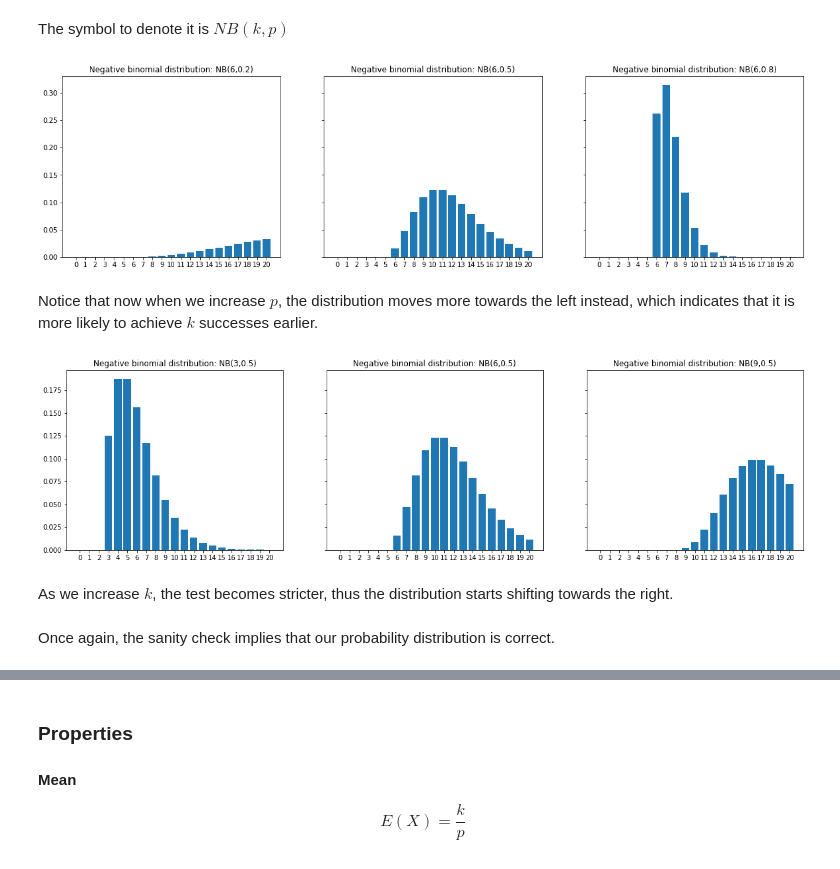
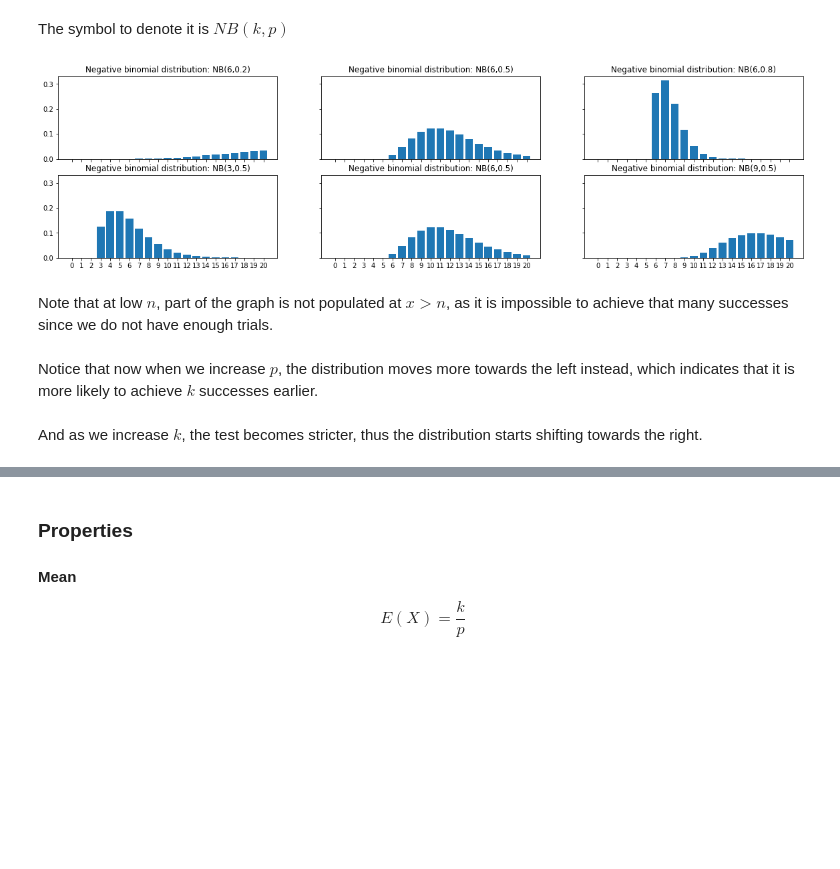
Before and after one commit to 0WN463/wellspring, a Jupyter notebook: statistic/probability_distributions.ipynb, the cells around one changed output, grey strips where cells are left out. Drawn from its saved outputs; the diff is of its cells as text; code cells hidden in the pictures; blank space fills up the shorter version.

```diff
--- a/statistic/probability_distributions.ipynb
+++ b/statistic/probability_distributions.ipynb
@@ -10,13 +10,14 @@ import numpy as np
 np.random.seed(42)
 # %%
 from inspect import signature
+
 
 class Distribution:
     def __init__(self, name, symbol, fx):
         self.name = name
         self.symbol = symbol
         self.fx = fx
-        self.num_params = signature(f).parameters
+        self.num_params = signature(fx).parameters
 
     def f(self, xs, *args):
         try:
@@ -25,9 +26,11 @@ class Distribution:
             arg_str = ""
         return (f"{self.name}: {self.symbol}({arg_str})", np.vectorize(self.fx(*args))(xs))
 
+
 def show_distribution(fs, xs):
     n = len(fs)
-    fig, axs = plt.subplots(nrows=1, ncols=n, figsize=(20,5), sharex=True, sharey=True)
+    fig, axs = plt.subplots(nrows=1, ncols=n, figsize=(
+        20, 5), sharex=True, sharey=True)
 
     for y, ax in zip(fs, axs):
         title, val = y
@@ -36,8 +39,10 @@ def show_distribution(fs, xs):
         ax.set_xticks(xs)
     plt.show()
 
+
 def show_grid(fs, grid):
-    fig, axss = plt.subplots(nrows=len(fs), ncols=len(fs[0]), figsize=(20,5), sharex=True, sharey=True)
+    fig, axss = plt.subplots(nrows=len(fs), ncols=len(
+        fs[0]), figsize=(20, 5), sharex=True, sharey=True)
 
     for ff, axs in zip(fs, axss):
         for f, ax in zip(ff, axs):
@@ -320,27 +336,23 @@ $$
 # %% [markdown]
 The symbol to denote it is $NB(k,p)$
 # %%
-def f(k, p):
+def nb_f(k, p):
     return lambda x: comb(x-1, k-1) * p ** k * (1-p)**(x-k)
 
-d = Distribution("Negative binomial distribution", "NB", f)
+
+nb_dist = Distribution("Negative binomial distribution", "NB", nb_f)
 
 xs = np.arange(21)
-ys = [d.f(xs, 6, p) for p in [0.2, 0.5, 0.8]]
+d_p = [nb_dist.f(xs, 6, p) for p in [0.2, 0.5, 0.8]]
+d_n = [nb_dist.f(xs, n, 0.5) for n in [3, 6, 9]]
+ys = [d_p, d_n]
 
-show_distribution(ys, xs)
+show_grid(ys, xs)
 # %% [output]
-[figure, old version]
+[figure, new version]
+# %% [markdown]
+Note that at low $n$, part of the graph is not populated at $x > n$, as it is impossible to achieve that many successes since we do not have enough trials.
 # %% [markdown]
 Notice that now when we increase $p$, the distribution moves more towards the left instead, which indicates that it is more likely to achieve $k$ successes earlier.
-# %%
-xs = np.arange(21)
-ys = [d.f(xs, n, 0.5) for n in [3, 6, 9]]
-
-show_distribution(ys, xs)
-# %% [output]
-[figure, removed]
 # %% [markdown]
-As we increase $k$, the test becomes stricter, thus the distribution starts shifting towards the right.
+And as we increase $k$, the test becomes stricter, thus the distribution starts shifting towards the right.
-# %% [markdown]
-Once again, the sanity check implies that our probability distribution is correct.
```
Also changed, not shown: parts of 26 cells of this notebook.
